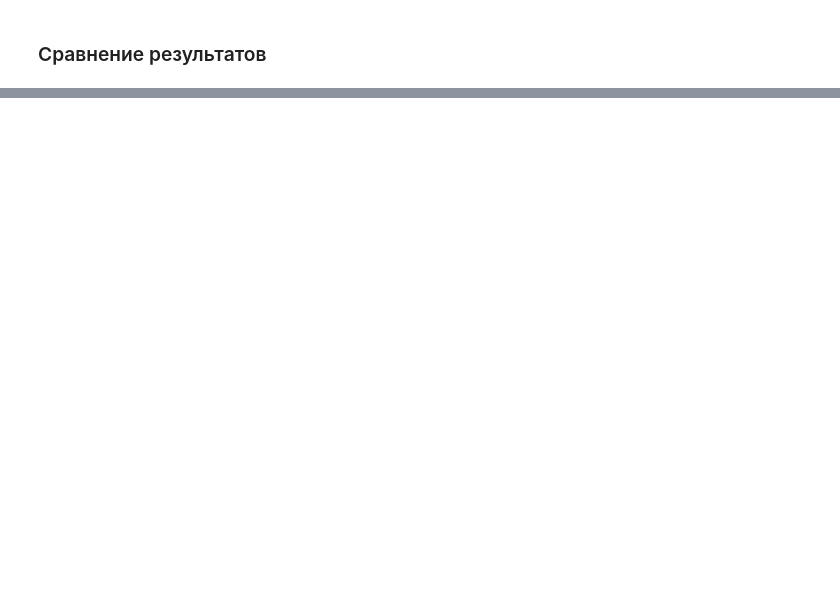
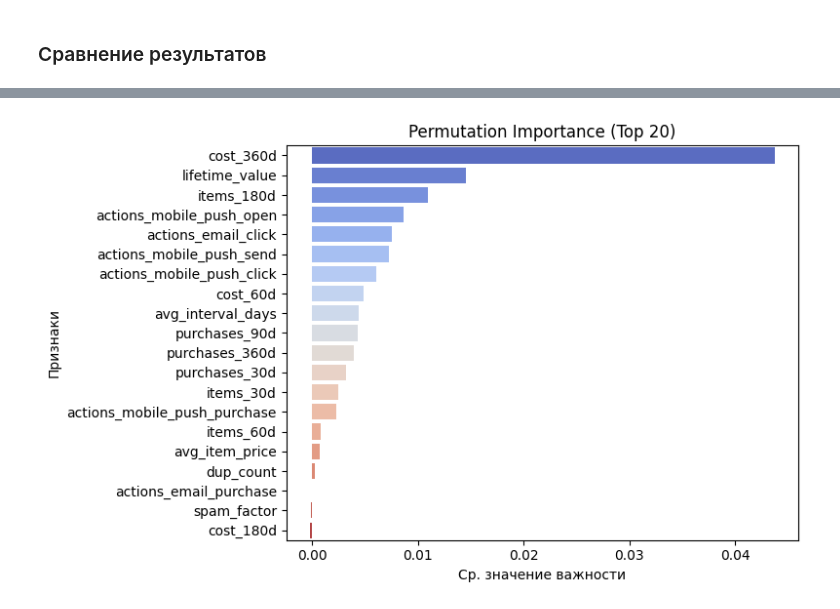
Before and after one commit to Ankudar/yandex_practicum_ds, a Jupyter notebook: 11) Masterskaya_2/notebook/project.ipynb, the cells around one changed output, grey strips where cells are left out. Saved outputs shown, nothing was run; the diff lists cells and outputs as text; code cells hidden in the pictures; blank space fills up the shorter version.

```diff
--- a/11) Masterskaya_2/notebook/project.ipynb
+++ b/11) Masterskaya_2/notebook/project.ipynb
@@ -1039,0 +1523,33 @@ display(results_df.sort_values("ROC_AUC_FinalTest", ascending=False))
+# %%
+logger.info("Permutation Importance (важность признаков)")
+
+perm_importance = permutation_importance(
+    classifier,
+    X_selected_df,
+    y_train,
+    n_repeats=10,
+    random_state=42,
+    n_jobs=-1
+)
+
+perm_df = pd.DataFrame({
+    "feature": selected_features,
+    "importance": perm_importance.importances_mean
+}).sort_values("importance", ascending=False)
+
+plt.figure(figsize=(8, 5))
+sns.barplot(
+    data=perm_df.head(N),
+    x="importance",
+    y="feature",
+    hue="feature",
+    palette="coolwarm",
+    dodge=False,
+    legend=False
+)
+plt.title(f"Permutation Importance (Top {N})")
+plt.xlabel("Ср. значение важности")
+plt.ylabel("Признаки")
+plt.tight_layout()
+plt.show()
+# %% [output]
@@ -1039,0 +1557 @@ display(results_df.sort_values("ROC_AUC_FinalTest", ascending=False))
+[figure, added]
```
Also changed, not shown: parts of 53 cells of this notebook, 1 other file.
